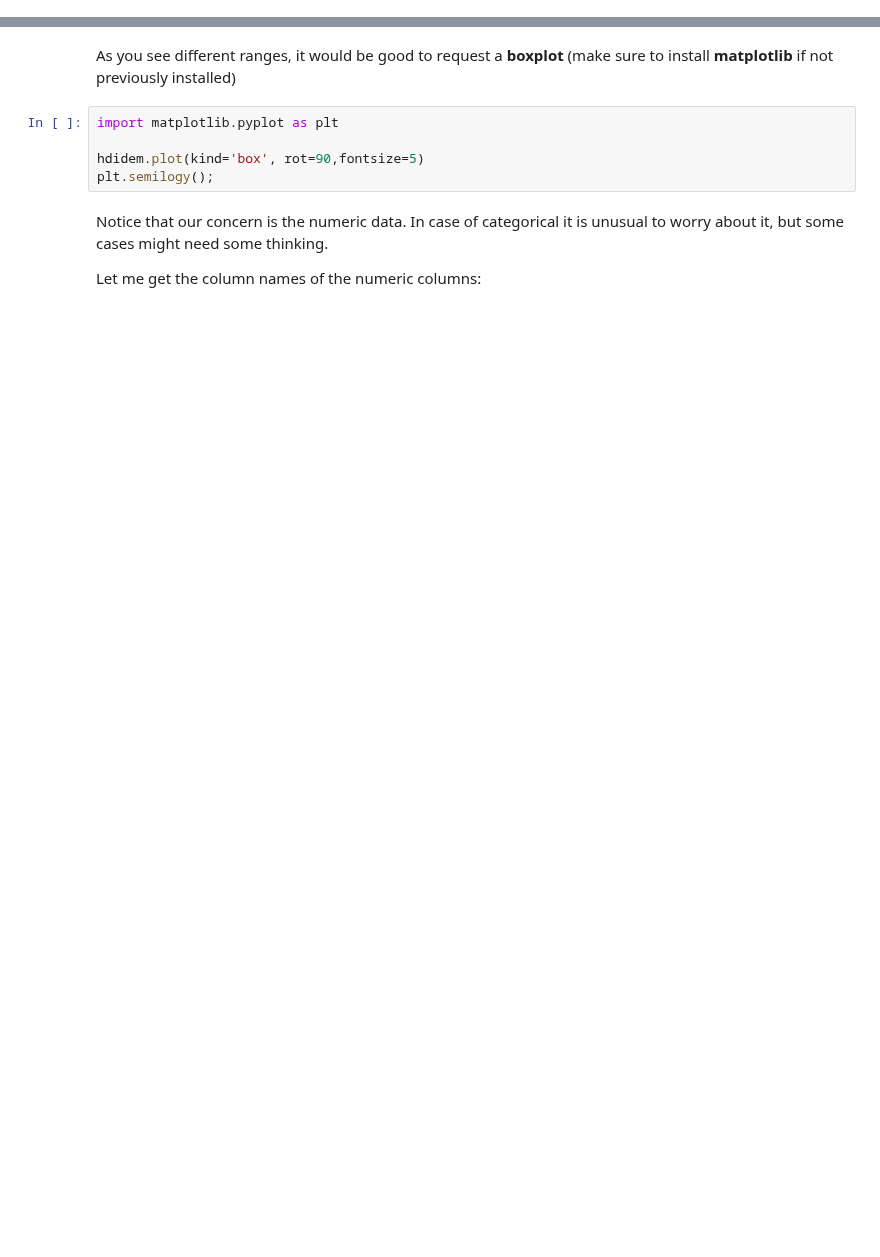
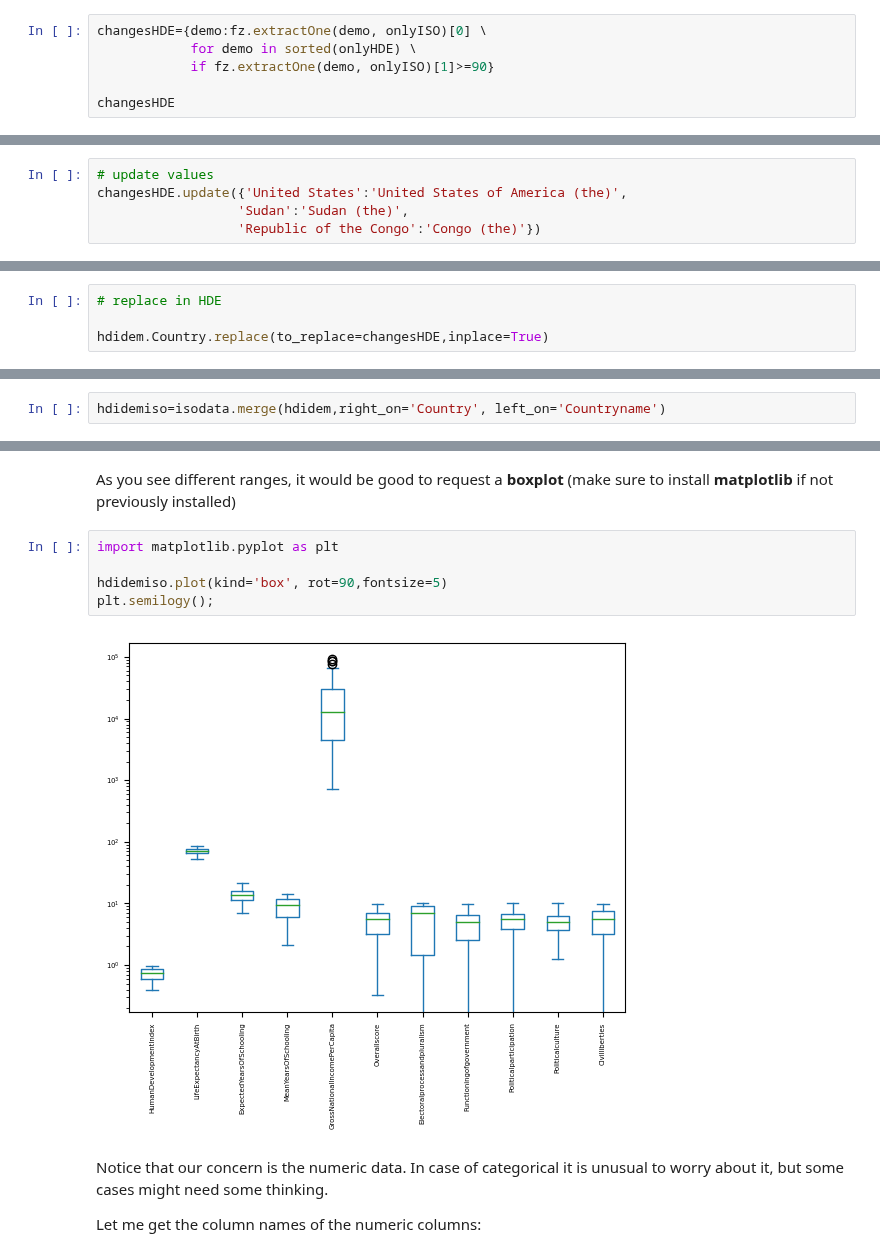
Before and after one commit to eScienceWinterSchool/PythonSession, a Jupyter notebook: index.ipynb, the cells around one changed output, grey strips where cells are left out. Cells and saved outputs as stored; diff of their text form; blank space fills up the shorter version.

```diff
--- a/index.ipynb
+++ b/index.ipynb
@@ -395,0 +984,6 @@ hdidem.info()
+# %%
+changesHDE={demo:fz.extractOne(demo, onlyISO)[0] \
+            for demo in sorted(onlyHDE) \
+            if fz.extractOne(demo, onlyISO)[1]>=90}
+
+changesHDE
@@ -395,0 +1016,5 @@ hdidem.info()
+# %%
+# update values
+changesHDE.update({'United States':'United States of America (the)',
+                  'Sudan':'Sudan (the)',
+                  'Republic of the Congo':'Congo (the)'})
@@ -395,0 +1041,4 @@ hdidem.info()
+# %%
+# replace in HDE
+
+hdidem.Country.replace(to_replace=changesHDE,inplace=True)
@@ -396,3 +1047,5 @@ hdidem.info()
+# %%
+hdidemiso=isodata.merge(hdidem,right_on='Country', left_on='Countryname')
 # %% [markdown]
 [Home](#home)
 ______
@@ -412,8 +1078,10 @@ As you see different ranges, it would be good to request a **boxplot** (make sur
 # %%
 import matplotlib.pyplot as plt
 
-hdidem.plot(kind='box', rot=90,fontsize=5)
+hdidemiso.plot(kind='box', rot=90,fontsize=5)
 plt.semilogy();
+# %% [output]
+[figure, added]
 # %% [markdown]
 Notice that our concern is the numeric data. In case of categorical it is unusual to worry about it, but some cases might need some thinking.
 
```
Also changed, not shown: parts of 73 cells of this notebook, 2 other files.
